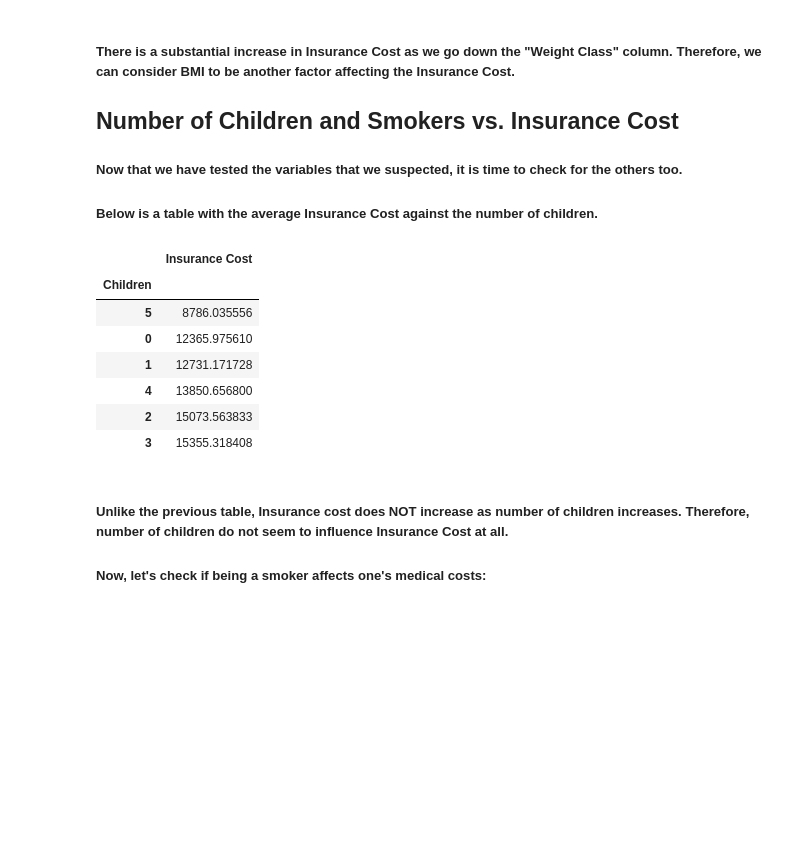
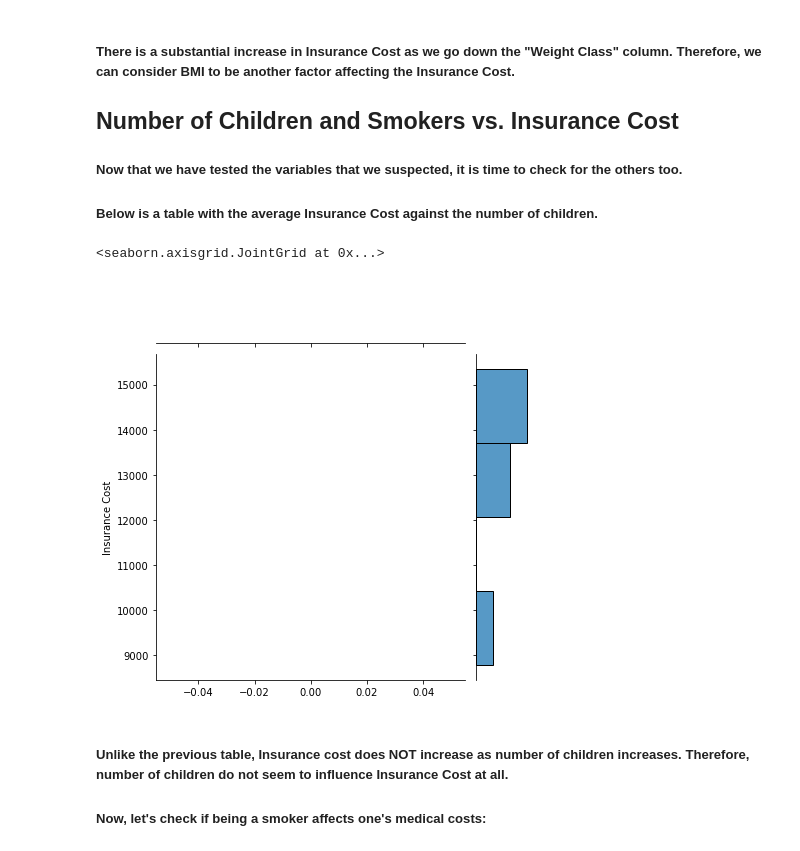
Before and after one commit to QuinnMarshal/course-project-group_1004, a Jupyter notebook: analysis/submitted/Research_Analysis.ipynb, the cells around one changed output. Drawn from its saved outputs; the diff is of its cells as text; code cells hidden in the pictures; blank space fills up the shorter version.

```diff
--- a/analysis/submitted/Research_Analysis.ipynb
+++ b/analysis/submitted/Research_Analysis.ipynb
@@ -55,16 +55,12 @@ pf.insurance_avg_by_weight(insurance_cleaned)
 # %%
 # From project_functions, find average Insurance costs by Number of Children.
 
-pf.insurance_avg_by_child(insurance_cleaned)
+dfaa = pf.insurance_avg_by_child(insurance_cleaned)
-# %% [output]
-|  | Insurance Cost |
-| Children |  |
-| 5 | 8786.035556 |
-| 0 | 12365.975610 |
-| 1 | 12731.171728 |
-| 4 | 13850.656800 |
-| 2 | 15073.563833 |
-| 3 | 15355.318408 |
+# %%
+sns.jointplot(data = dfaa, x=y = "Insurance Cost")
+# %% [output]
+<seaborn.axisgrid.JointGrid at 0x...>
+[figure, added]
 # %% [markdown]
 ##### Unlike the previous table, Insurance cost does NOT increase as number of children increases. Therefore, number of children do not seem to influence Insurance Cost at all.
 
```
